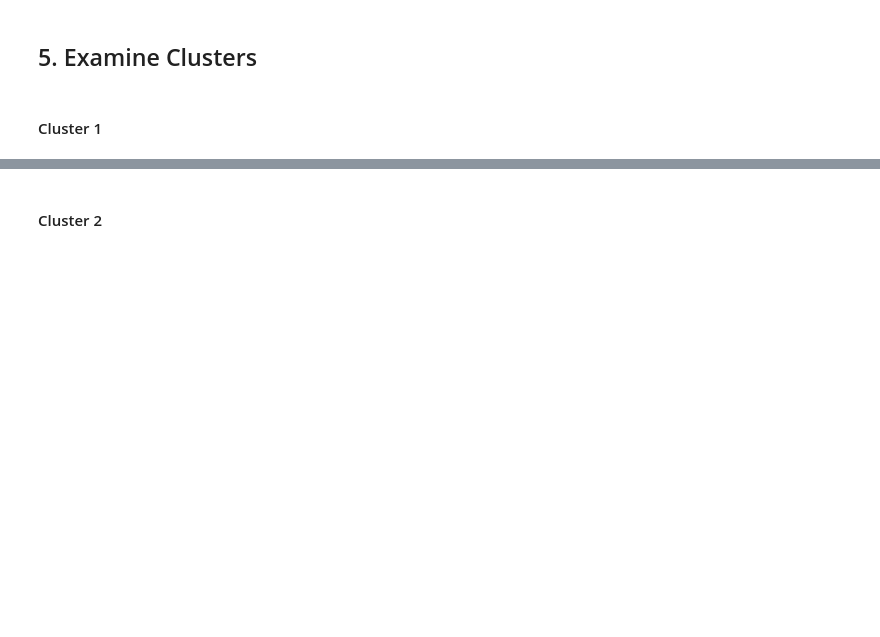
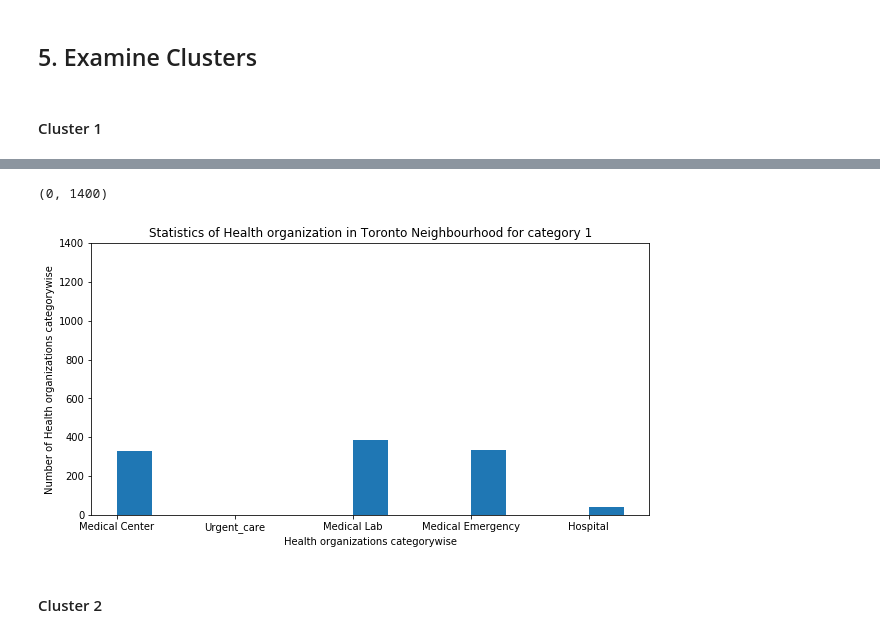
Before and after one commit to manashsarma/Coursera_Capstone, a Jupyter notebook: BattleOfNeighbourhood_week5.ipynb, the cells around one changed output, grey strips where cells are left out. Drawn from its saved outputs; the diff is of its cells as text; code cells hidden in the pictures; blank space fills up the shorter version.

```diff
--- a/BattleOfNeighbourhood_week5.ipynb
+++ b/BattleOfNeighbourhood_week5.ipynb
@@ -495,6 +543,31 @@ Categoried_medical_support[index]
 | 100 | Kingsview Village,Martin Grove Ga... | 43.688905 | -79.554724 | 2 | 0 | 2 | ... |
 | 101 | Albion Gardens,Beaumond Heights,H... | 43.739416 | -79.588437 | 6 | 0 | 9 | ... |
 | 102 | Northwest | 43.706748 | -79.594054 | 4 | 0 | 5 | ... |
+# %%
+#Categoried_medical_support[index]
+Categoried_medical_support_cat1=Categoried_medical_support[index]
+Medical_Center = Categoried_medical_support_cat1['Medical Center'].sum()
+Urgent_care = Categoried_medical_support_cat1['Urgent care'].sum()
+Medical_Lab = Categoried_medical_support_cat1['Medical Lab'].sum()
+Medical_Emergency = Categoried_medical_support_cat1['Medical Emergency'].sum()
+Hospital = Categoried_medical_support_cat1['Hospital'].sum()
+
+objects = ('Medical Center', 'Urgent_care','Medical Lab', 'Medical Emergency','Hospital')
+
+performance = [Medical_Center, Urgent_care, Medical_Lab, Medical_Emergency, Hospital]
+
+plt.figure(figsize=(10, 5))  # width:20, height:3
+plt.bar(y_pos, performance, align='edge', width=0.3)
+#plt.bar(y_pos, performance, align='center', alpha=0.5)
+
+plt.xticks(y_pos, objects)
+plt.ylabel('Number of Health organizations categorywise')
+plt.xlabel('Health organizations categorywise')
+plt.title('Statistics of Health organization in Toronto Neighbourhood for category 1')
+plt.ylim(0, 1400)
+# %% [output]
+(0, 1400)
+[figure, added]
 # %% [markdown]
 #### Cluster 2
 # %%
```
Also changed, not shown: parts of 9 cells of this notebook.
